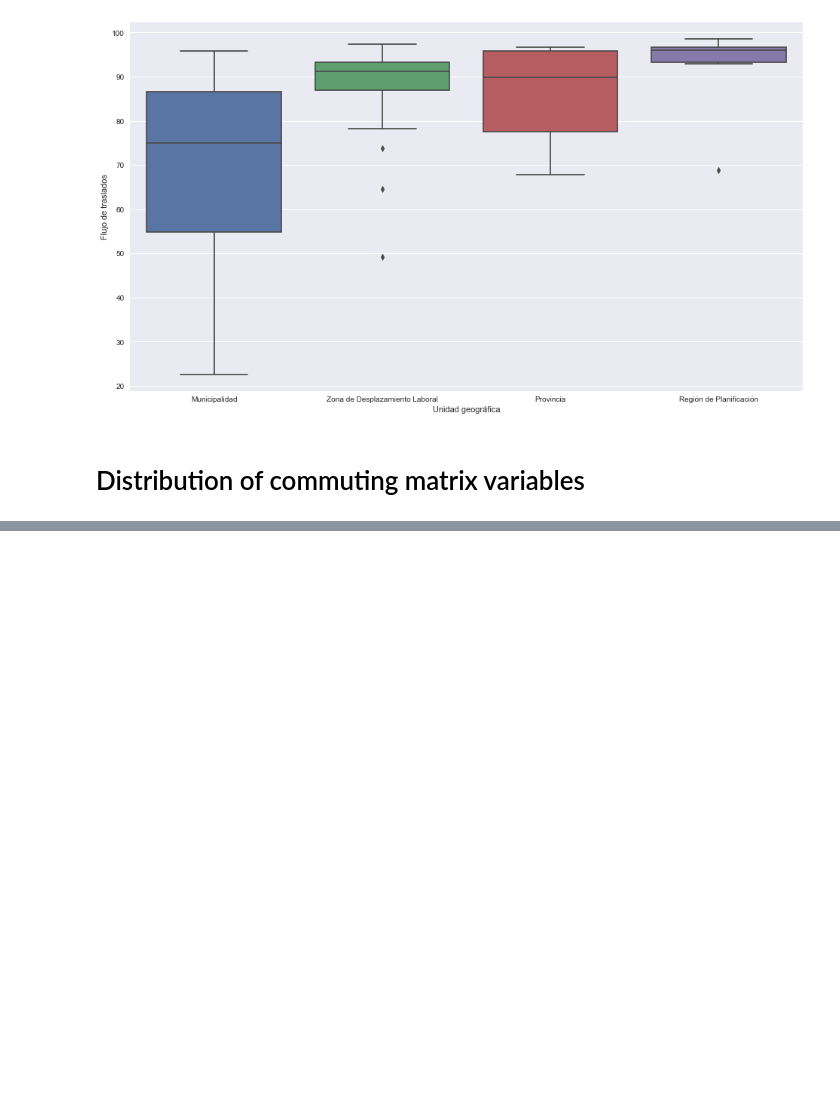
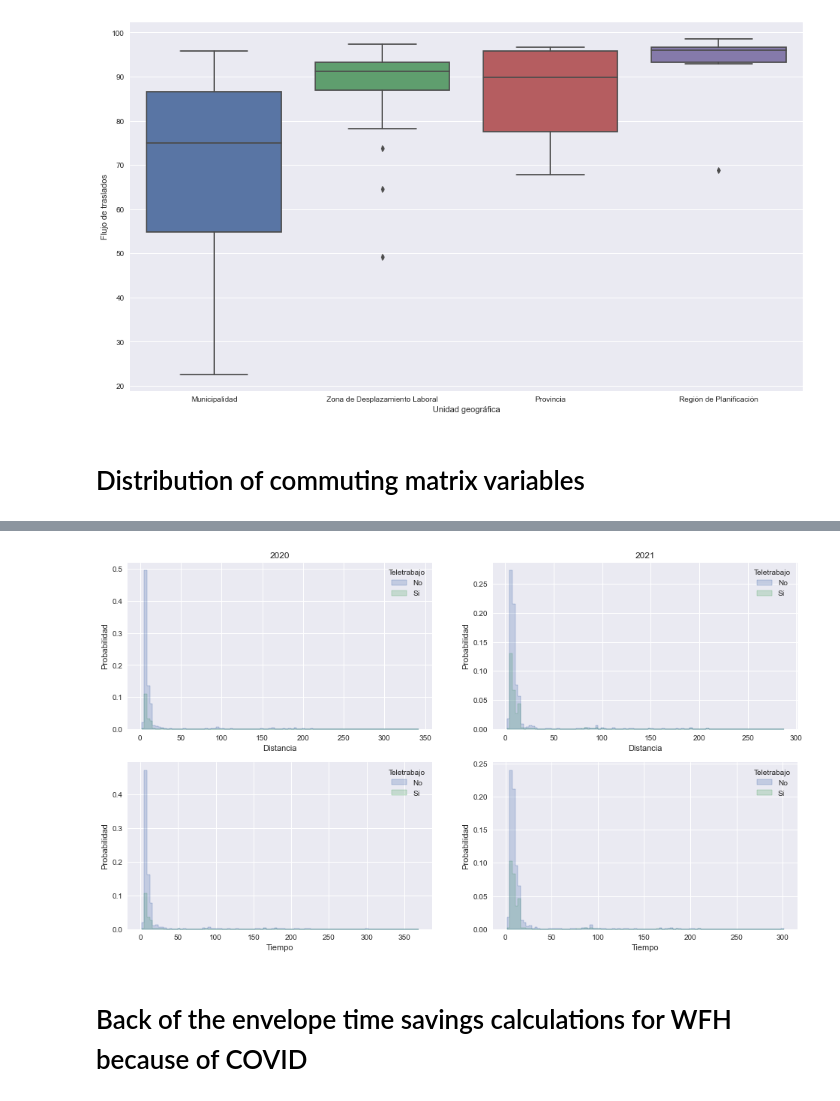
Before and after one commit to jigonr/Commuting-Zones-Costa-Rica, a Jupyter notebook: code/4-descriptive_statistics.ipynb, the cells around one changed output, grey strips where cells are left out. Saved outputs shown, nothing was run; the diff lists cells and outputs as text; code cells hidden in the pictures; blank space fills up the shorter version.

```diff
--- a/code/4-descriptive_statistics.ipynb
+++ b/code/4-descriptive_statistics.ipynb
@@ -20,7 +20,10 @@ os.chdir(path)
 employment2011 = pd.read_excel(employment2011_file)
 enaho2020 = pd.read_spss(enaho2020_file)
 enaho2021 = pd.read_spss(enaho2021_file)
+region_concordance = pd.read_excel(region_concordance_file, sheet_name="equivalencias region")
+region_concordance_names = region_concordance.set_index("enaho_2020").to_dict()["base"]
 distances = pd.read_excel(costa_rican_municipalities_distance_matrix)
+agg_distances = pd.read_excel(costa_rican_aggregate_distance_matrix)
 # %% [markdown]
 # Share of employed population doing work from home in 2020
 # %%
@@ -201,0 +207,5 @@ plt.savefig(os.path.join(FIGURES_APPENDIX_OUTPUT, "commute_distribution.pdf"))
+# %%
+enaho2020["REGION"] = enaho2020["REGION"].map(region_concordance_names)
+enaho2021["REGION"] = enaho2021["REGION"].map(region_concordance_names)
+enaho2020 = enaho2020.merge(agg_distances, on=["REGION", "C7C1"], how="left")
+enaho2021 = enaho2021.merge(agg_distances, on=["REGION", "C7C1"], how="left")
@@ -201,0 +228,39 @@ plt.savefig(os.path.join(FIGURES_APPENDIX_OUTPUT, "commute_distribution.pdf"))
+# %%
+commute2021 = enaho2021.loc[~enaho2021["C7C1"].isna(), ['FACTOR', 'REGION', "C7C1", "A4", "M4", "M5", "M6", "share_dist", "share_time"]].copy()
+commute2021 = commute2021.query("M6 not in (8.0, 'Ignorado')")
+commute2021["M6"] = commute2021["M6"].cat.codes.round(0)
+commute2021 = (commute2021.set_index(['FACTOR', 'REGION', "C7C1", "A4", "M4", "M5", "M6"])
+                          .stack()
+                          .reset_index()
+                          .rename(columns={"level_7": "Medida",
+                                           0: "Costo",
+                                           "C7C1": "Municipalidad de destino",
+                                           "A4": "Género",
+                                           "REGION": "Región de Planificación",
+                                           "M4": "Teletrabajo",
+                                           "M5": "Teletrabajo por COVID-19",
+                                           "M6": "Días que realiza teletrabajo"}))
+commute2021["Medida"] = commute2021["Medida"].map({"share_dist": "Distancia",
+                                                   "share_time": "Tiempo"})
+commute2021["Región de Planificación"] = commute2021["Región de Planificación"].map(region_concordance.set_index("base").to_dict()["enaho_2020"])
+# %%
+fig, ax = plt.subplots(2, 2, figsize=[16, 9])
+sns.histplot(x="Costo", data=commute2020.query("Medida == 'Distancia'"), bins=100, hue="Teletrabajo", weights="FACTOR", element="step", ax=ax[0, 0], stat="probability")
+sns.histplot(x="Costo", data=commute2020.query("Medida == 'Tiempo'"), bins=100, hue="Teletrabajo", weights="FACTOR", element="step", ax=ax[1, 0], stat="probability")
+sns.histplot(x="Costo", data=commute2021.query("Medida == 'Distancia'"), bins=100, hue="Teletrabajo", weights="FACTOR", element="step", ax=ax[0, 1], stat="probability")
+sns.histplot(x="Costo", data=commute2021.query("Medida == 'Tiempo'"), bins=100, hue="Teletrabajo", weights="FACTOR", element="step", ax=ax[1, 1], stat="probability")
+ax[0, 0].set_xlabel("Distancia")
+ax[1, 0].set_xlabel("Tiempo")
+ax[0, 1].set_xlabel("Distancia")
+ax[1, 1].set_xlabel("Tiempo")
+ax[0, 0].set_ylabel("Probabilidad")
+ax[1, 0].set_ylabel("Probabilidad")
+ax[0, 1].set_ylabel("Probabilidad")
+ax[1, 1].set_ylabel("Probabilidad")
+ax[0, 0].set_title(2020)
+ax[0, 1].set_title(2021)
+plt.savefig(os.path.join(FIGURES_MAIN_TEXT_OUTPUT, "travel_time_dist_commute_vs_no_commute.png"))
+# %% [output]
+[figure, added]
+# %% [markdown]
+# Back of the envelope time savings calculations for WFH because of COVID
```
Also changed, not shown: parts of 11 cells of this notebook, 21 other files.
